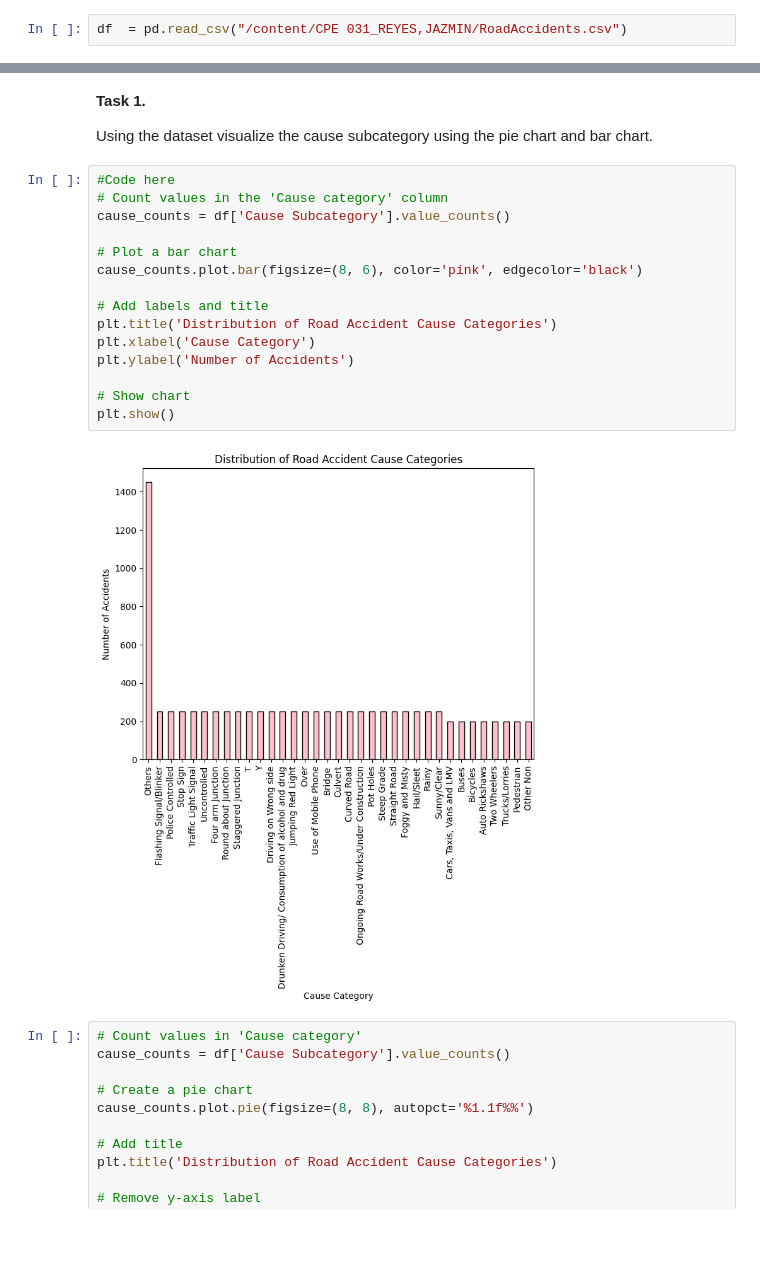
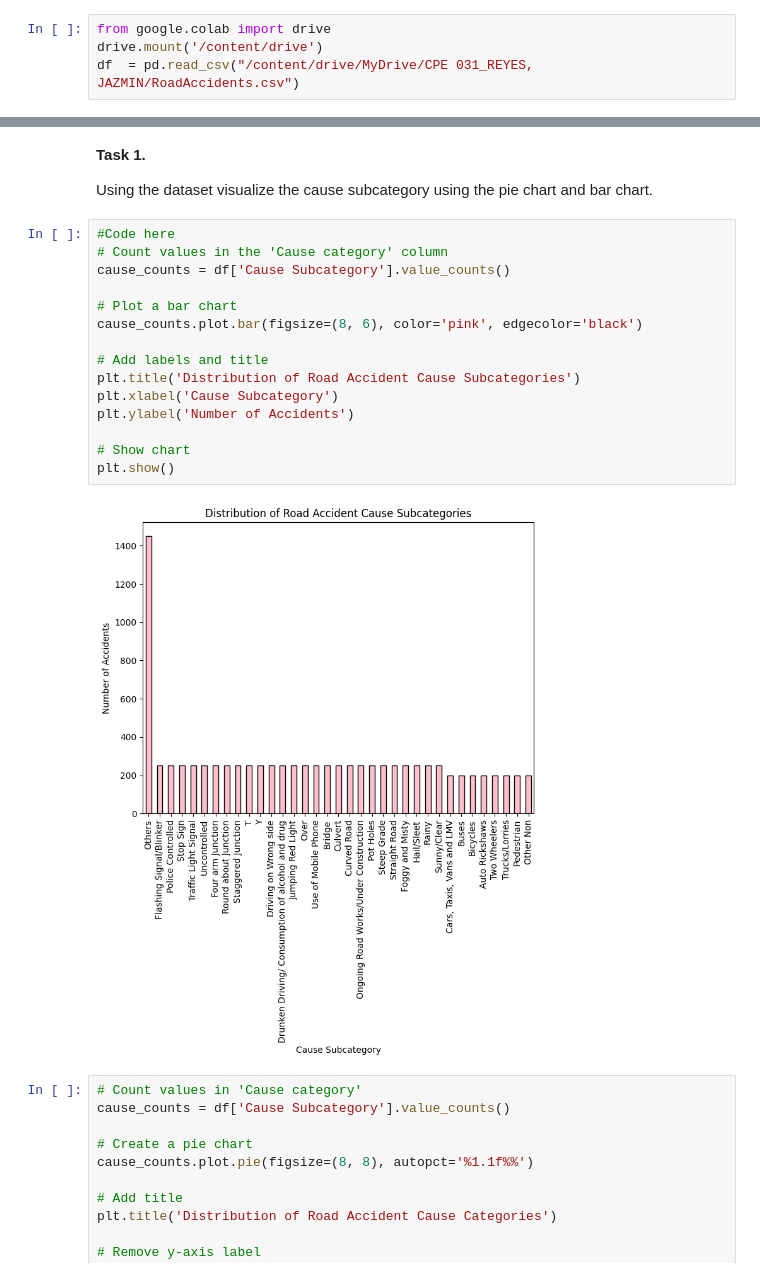
Before and after one commit to jazmin-reyes03/CPE-031---Visualization-and-Data-Analysis, a Jupyter notebook: Hands_On_Activity_5___Chart_Type.ipynb, the cells around one changed output, grey strips where cells are left out. Saved outputs shown, nothing was run; the diff lists cells and outputs as text; blank space fills up the shorter version.

```diff
--- a/Hands_On_Activity_5___Chart_Type.ipynb
+++ b/Hands_On_Activity_5___Chart_Type.ipynb
@@ -51,4 +51,6 @@ import numpy as np
 2. Download the RoadAccidents.csv
 3. Save it to the folder created.
 # %%
-df  = pd.read_csv("/content/CPE 031_REYES,JAZMIN/RoadAccidents.csv")
+from google.colab import drive
+drive.mount('/content/drive')
+df  = pd.read_csv("/content/drive/MyDrive/CPE 031_REYES, JAZMIN/RoadAccidents.csv")
@@ -124,20 +128,20 @@ Using the dataset visualize the cause subcategory using the pie chart and bar ch
 # %%
 #Code here
 # Count values in the 'Cause category' column
 cause_counts = df['Cause Subcategory'].value_counts()
 
 # Plot a bar chart
 cause_counts.plot.bar(figsize=(8, 6), color='pink', edgecolor='black')
 
 # Add labels and title
-plt.title('Distribution of Road Accident Cause Categories')
-plt.xlabel('Cause Category')
+plt.title('Distribution of Road Accident Cause Subcategories')
+plt.xlabel('Cause Subcategory')
 plt.ylabel('Number of Accidents')
 
 # Show chart
 plt.show()
 # %% [output]
-[figure, old version]
+[figure, new version]
 # %%
 # Count values in 'Cause category'
 cause_counts = df['Cause Subcategory'].value_counts()
```
Also changed, not shown: parts of 7 cells of this notebook.
